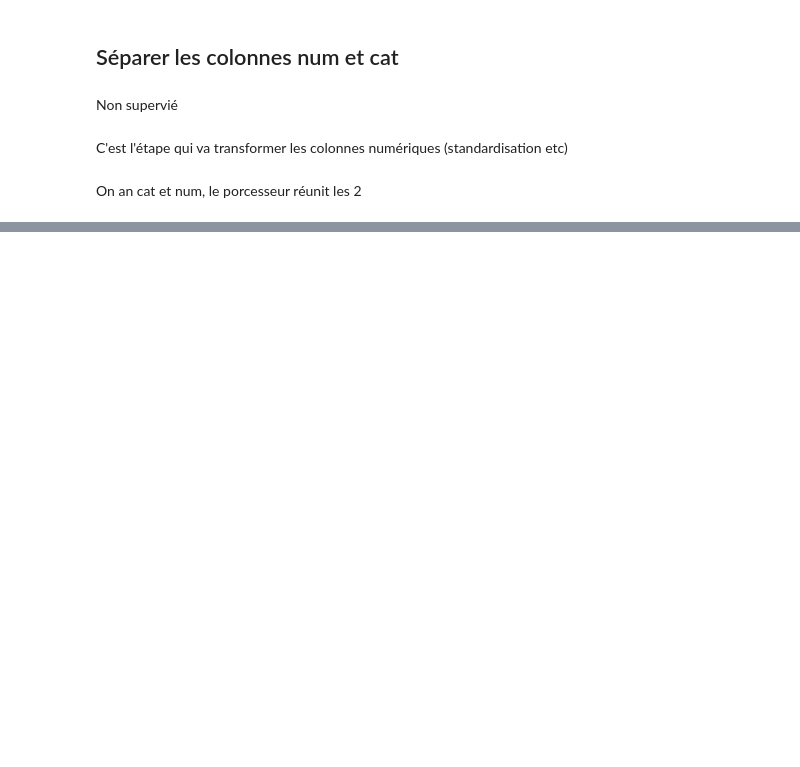
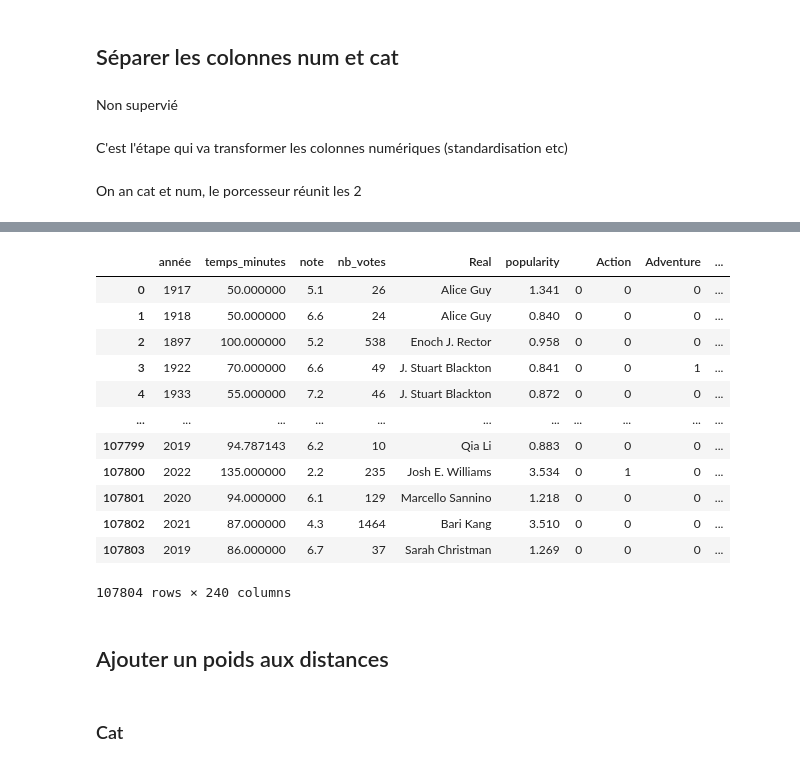
Before and after one commit to LunaGTN/film_recommendation_system, a Jupyter notebook: reco.ipynb, the cells around one changed output, grey strips where cells are left out. Drawn from its saved outputs; the diff is of its cells as text; code cells hidden in the pictures; blank space fills up the shorter version.

```diff
--- a/reco.ipynb
+++ b/reco.ipynb
@@ -30,6 +45,6 @@ Non supervié
 # %%
 col_num = df.select_dtypes('number').columns
-col_cat = df.select_dtypes('object').columns
+col_cat = ["Real"]
 # %% [markdown]
 C'est l'étape qui va transformer les colonnes numériques (standardisation etc)
 # %%
@@ -76,2 +94,18 @@ Pipeline(steps=[('preprocessor',
                 ('model', NearestNeighbors(metric='euclidean', n_neighbors=6))])
+# %%
+df
+# %% [output]
+|  | année | temps_minutes | note | nb_votes | Real | popularity |  | Action | Adventure | ... |
+| 0 | 1917 | 50.000000 | 5.1 | 26 | Alice Guy | 1.341 | 0 | 0 | 0 | ... |
+| 1 | 1918 | 50.000000 | 6.6 | 24 | Alice Guy | 0.840 | 0 | 0 | 0 | ... |
+| 2 | 1897 | 100.000000 | 5.2 | 538 | Enoch J. Rector | 0.958 | 0 | 0 | 0 | ... |
+| 3 | 1922 | 70.000000 | 6.6 | 49 | J. Stuart Blackton | 0.841 | 0 | 0 | 1 | ... |
+| 4 | 1933 | 55.000000 | 7.2 | 46 | J. Stuart Blackton | 0.872 | 0 | 0 | 0 | ... |
+| ... | ... | ... | ... | ... | ... | ... | ... | ... | ... | ... |
+| 107799 | 2019 | 94.787143 | 6.2 | 10 | Qia Li | 0.883 | 0 | 0 | 0 | ... |
+| 107800 | 2022 | 135.000000 | 2.2 | 235 | Josh E. Williams | 3.534 | 0 | 1 | 0 | ... |
+| 107801 | 2020 | 94.000000 | 6.1 | 129 | Marcello Sannino | 1.218 | 0 | 0 | 0 | ... |
+| 107802 | 2021 | 87.000000 | 4.3 | 1464 | Bari Kang | 3.510 | 0 | 0 | 0 | ... |
+| 107803 | 2019 | 86.000000 | 6.7 | 37 | Sarah Christman | 1.269 | 0 | 0 | 0 | ... |
+107804 rows × 240 columns
 # %%
@@ -78,0 +113,2 @@ data = pipeline.named_steps["preprocessor"].transform(df_titre.iloc[[45176]]) #T
+# %% [markdown]
+## Ajouter un poids aux distances
@@ -78,0 +119,2 @@ data = pipeline.named_steps["preprocessor"].transform(df_titre.iloc[[45176]]) #T
+# %% [markdown]
+### Cat
```
Also changed, not shown: parts of 25 cells of this notebook.
